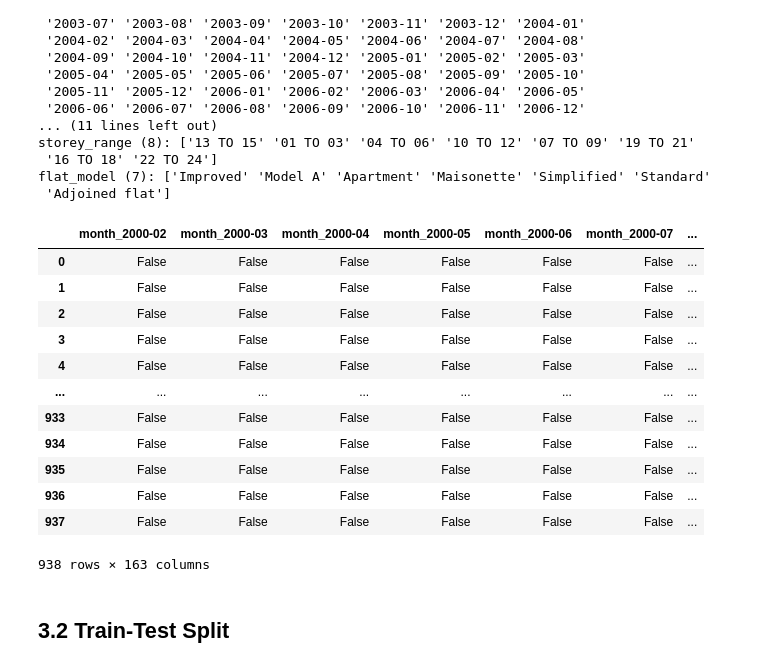
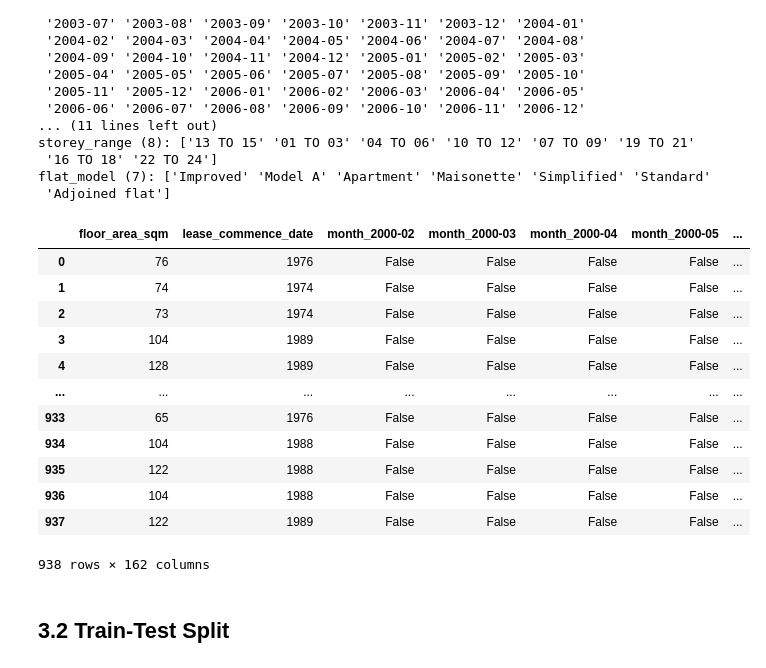
Before and after one commit to yongchuangqingdao-web/mldp_proj, a Jupyter notebook: MLDP Program Codes Submission Template.ipynb, the cells around one changed output. Drawn from its saved outputs; the diff is of its cells as text; code cells hidden in the pictures.

```diff
--- a/MLDP Program Codes Submission Template.ipynb
+++ b/MLDP Program Codes Submission Template.ipynb
@@ -257,33 +257,32 @@ flat_model (7): ['Improved' 'Model A' 'Apartment' 'Maisonette' 'Simplified' 'Sta
 # %%
 ## Split data into features (X) and target (y)
 col_y = "resale_price"
 y = df[col_y] ## Select target column
 
 col_irrelevant = [col_y, 'block',
-                  'floor_area_sqm',
-                  'lease_commence_date']
+                  'street_name']
 
 X = df.drop(col_irrelevant, axis=1) ## Select feature columns
 
 ## One-Hot Encoding
 X = pd.get_dummies(X,
                drop_first=True ## Remove redundant information
                )
 X
 # %% [output]
-|  | month_2000-02 | month_2000-03 | month_2000-04 | month_2000-05 | month_2000-06 | month_2000-07 | ... |
-| 0 | False | False | False | False | False | False | ... |
-| 1 | False | False | False | False | False | False | ... |
-| 2 | False | False | False | False | False | False | ... |
-| 3 | False | False | False | False | False | False | ... |
-| 4 | False | False | False | False | False | False | ... |
+|  | floor_area_sqm | lease_commence_date | month_2000-02 | month_2000-03 | month_2000-04 | month_2000-05 | ... |
+| 0 | 76 | 1976 | False | False | False | False | ... |
+| 1 | 74 | 1974 | False | False | False | False | ... |
+| 2 | 73 | 1974 | False | False | False | False | ... |
+| 3 | 104 | 1989 | False | False | False | False | ... |
+| 4 | 128 | 1989 | False | False | False | False | ... |
 | ... | ... | ... | ... | ... | ... | ... | ... |
-| 933 | False | False | False | False | False | False | ... |
-| 934 | False | False | False | False | False | False | ... |
-| 935 | False | False | False | False | False | False | ... |
-| 936 | False | False | False | False | False | False | ... |
-| 937 | False | False | False | False | False | False | ... |
+| 933 | 65 | 1976 | False | False | False | False | ... |
+| 934 | 104 | 1988 | False | False | False | False | ... |
+| 935 | 122 | 1988 | False | False | False | False | ... |
+| 936 | 104 | 1988 | False | False | False | False | ... |
+| 937 | 122 | 1989 | False | False | False | False | ... |
-938 rows × 163 columns
+938 rows × 162 columns
 # %% [markdown]
 ## 3.2 Train-Test Split
 # %%
```
Also changed, not shown: parts of 18 cells of this notebook, 1 other file.
